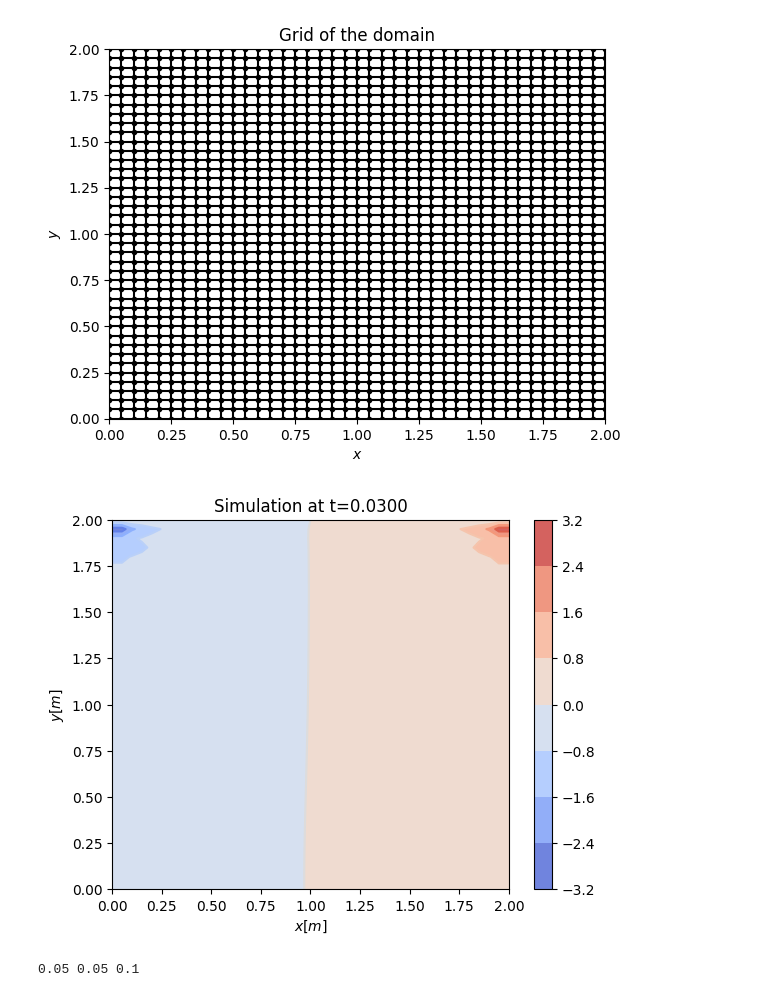
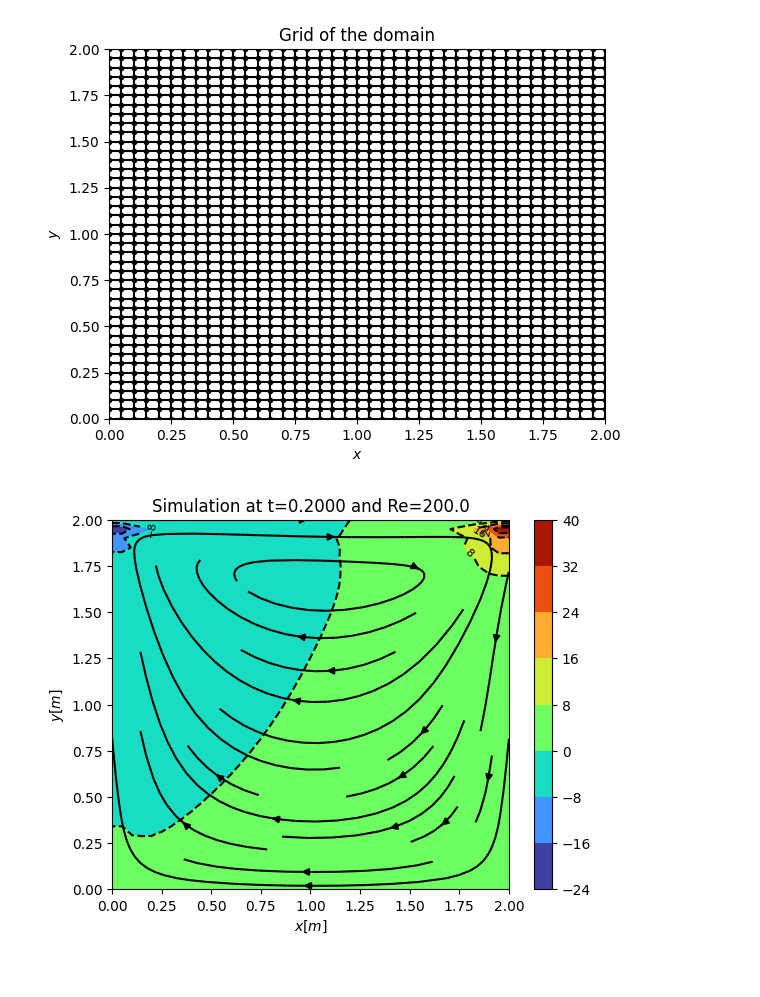
Before and after one commit to juhincapiem/CFD_codigos, a Jupyter notebook: FDM/LidDrivenCavity.ipynb, the cells around one changed output. Drawn from its saved outputs; the diff is of its cells as text; code cells hidden in the pictures.

```diff
--- a/FDM/LidDrivenCavity.ipynb
+++ b/FDM/LidDrivenCavity.ipynb
@@ -81,7 +81,8 @@ class domain:
                             ((v2[2:, 1:-1]-v2[:-2,1:-1])/(2*self.dy))**2)
         return Vel
 
-    def velocity(self, T, dt, eta, rho):
+    def velocity(self, T, dt, eta, rho, lidVel):
+        self.Re = self.Ny*self.dy/eta             #Este Reynold está incompleto. En el plotter lo multiplico por la velocidad
         self.Nt = int(T/dt)                       #Número de puntos desde 0 hasta Nt
         self.t = np.linspace(0, T, self.Nt+1)     #Creo un vector que va desde el 0 hasta T con Nt+1 divisiones
         self.dt = self.t[1]-self.t[0]             #Chequeo del dt, para que coincida
@@ -121,7 +122,7 @@ class domain:
             v2[:,0] = 0
             u2[:,-1] = 0
             v2[:,-1] = 0
-            u2[-1,:] = 1
+            u2[-1,:] = lidVel
             v2[-1,:] = 0
             u2[0,:] = 0   #La tapa que se mueve
             v2[0,:] = 0
@@ -132,13 +133,18 @@ class domain:
         self.P2 = P2
 
     def plotter(self):
+        self.Re = self.Re*self.u2[-1,0]
         fig = plt.figure()
-        plt.contourf(self.X, self.Y, self.P2, alpha = 0.8, cmap = 'coolwarm')
+        plt.contourf(self.X, self.Y, self.P2, cmap = 'turbo')
         plt.colorbar()
-        plt.contour(self.X, self.Y, self.P2, cmap = 'coolwarm')
-        plt.title('Simulation at t={:.4f}'.format(self.t[-1]))
+        Contorno = plt.contour(self.X, self.Y, self.P2, colors='black', linestyles='dashed')
+        plt.clabel(Contorno, inline = 1, fontsize=8)
+        plt.streamplot(self.X, self.Y, self.u2, self.v2, density = 0.5, color = 'black')
+        plt.title('Simulation at t={:.4f} and Re={:.1f}'.format(self.t[-1], self.Re))
         plt.xlabel('$x[m]$')
         plt.ylabel('$y[m]$')
+        plt.xlim([0, self.Nx*self.dx])
+        plt.ylim([0, self.Ny*self.dy])
 # %%
 Lx = 2
 Ly = 2
@@ -148,23 +154,13 @@ cavity = domain(Lx, Ly, dx, dy)
 # %% [output]
 [figure]
 # %%
-T = 0.03
+T = 0.2
 dt = 0.001
 rho = (1.0)
 nu = (0.1)
 eta = (nu/rho)
-cavity.velocity(T, dt, eta, rho)
+lidVel = 10
+cavity.velocity(T, dt, eta, rho, lidVel)
 cavity.plotter()
 # %% [output]
-[figure, old version]
+[figure, new version]
-# %%
-nx = 41
-ny = 41
-nt = 500
-nit = 50
-c = 1
-dx = 2 / (nx - 1)
-dy = 2 / (ny - 1)
-print(dx, dy, eta)
-# %% [output]
-0.05 0.05 0.1
```
